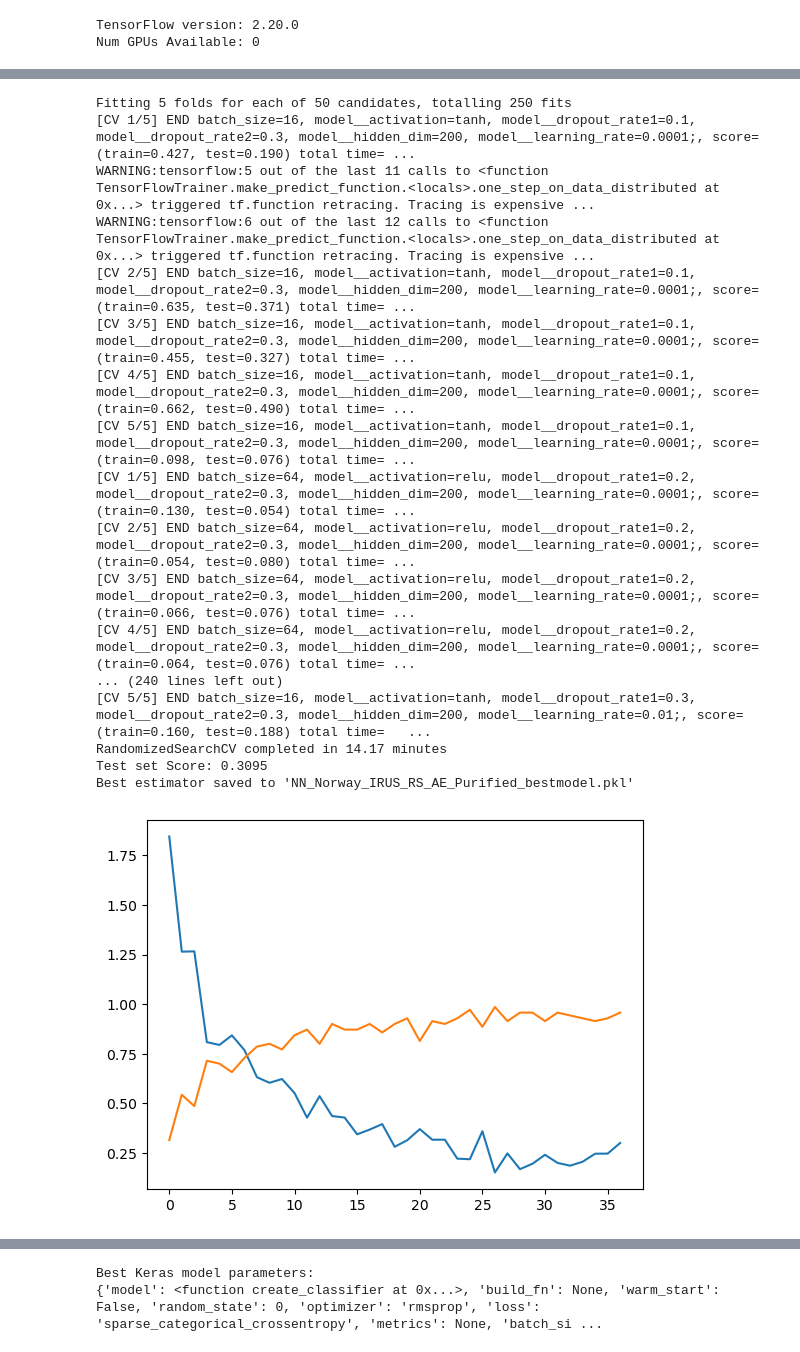
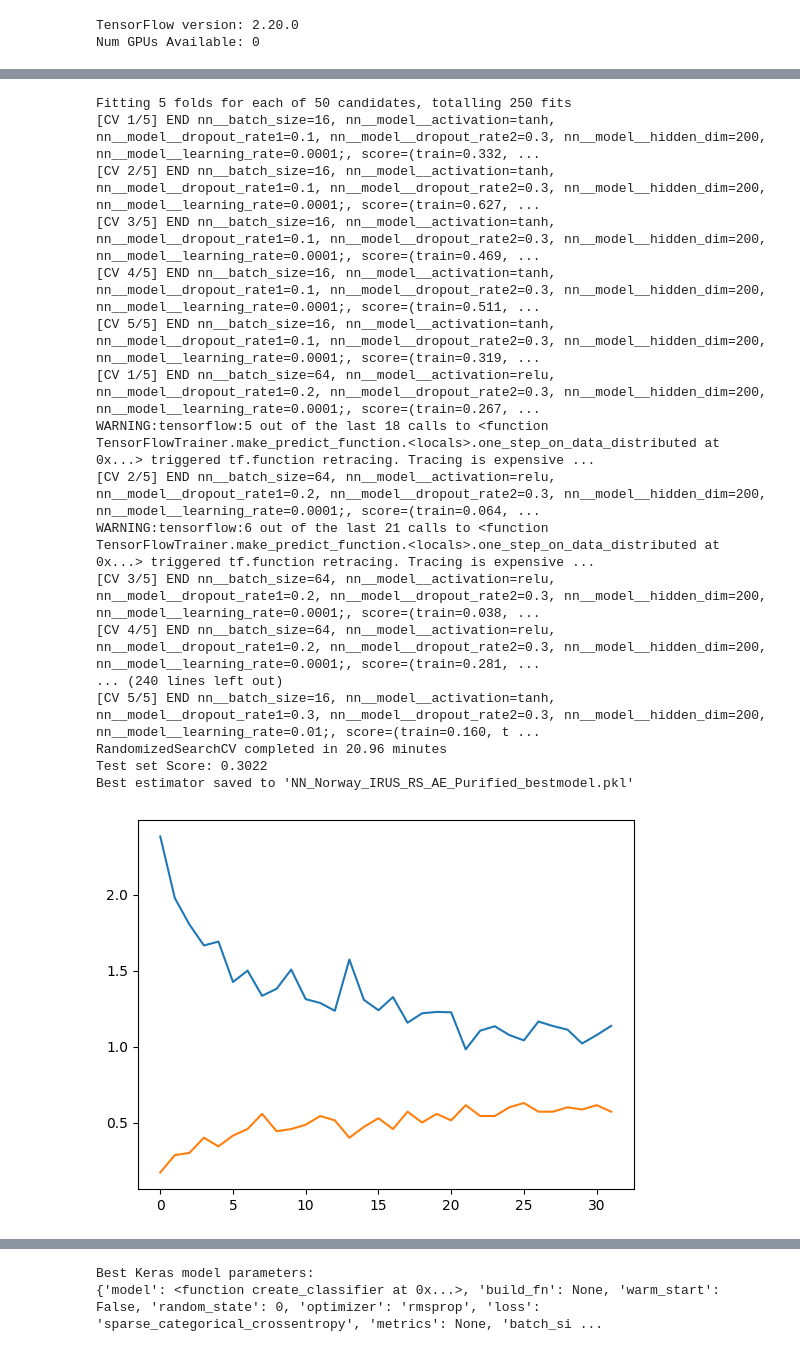
Before and after one commit to Alvinator24/BioinfoThesis, a Jupyter notebook: NeuralNetworks/Purified/Norway_NN_IRUS_RandomSearch_AE_Purified.ipynb, the cells around one changed output, grey strips where cells are left out. Cells and saved outputs as stored; diff of their text form; code cells hidden in the pictures.

```diff
--- a/NeuralNetworks/Purified/Norway_NN_IRUS_RandomSearch_AE_Purified.ipynb
+++ b/NeuralNetworks/Purified/Norway_NN_IRUS_RandomSearch_AE_Purified.ipynb
@@ -181,26 +131,29 @@ clf = KerasClassifier(
     loss='sparse_categorical_crossentropy',
     random_state=seed,
     callbacks=[EarlyStopping(monitor='loss', patience=10, restore_best_weights=True), HistoryLogger()]
+)
 
-)
+pipeline = Pipeline([
+    ('irus', RandomUnderSampler(random_state=seed)),
+    ('nn', clf)
+])
 
 # -------------------------------
 # RANDOMIZED SEARCH
 # -------------------------------
 param_dist = {
-    'model__hidden_dim': [200],
-    'model__dropout_rate1': [0.1, 0.2, 0.3],
-    'model__dropout_rate2': [0.1, 0.2, 0.3, 0.4, 0.5],
-    'model__learning_rate': [0.01, 0.002, 0.001, 0.0001],
-    'model__activation': ['relu', 'tanh', 'leakyrelu'],
-    'batch_size': [16, 32, 64]
+    'nn__model__hidden_dim': [200],
+    'nn__model__dropout_rate1': [0.1, 0.2, 0.3],
+    'nn__model__dropout_rate2': [0.1, 0.2, 0.3, 0.4, 0.5],
+    'nn__model__learning_rate': [0.01, 0.002, 0.001, 0.0001],
+    'nn__model__activation': ['relu', 'tanh', 'leakyrelu'],
+    'nn__batch_size': [16, 32, 64]
 }
 
 cv_strat = StratifiedKFold(n_splits=5, shuffle=True, random_state=seed)
 
-
 random_search = RandomizedSearchCV(
-    clf,
+    estimator=pipeline,
     param_distributions=param_dist,
     n_iter=50,
     scoring='f1_weighted',
@@ -213,7 +166,7 @@ random_search = RandomizedSearchCV(
 
 # Fit model
 start = time.time()
-random_search.fit(X_train_encoded, y_train_sm)
+random_search.fit(X_train_encoded, y_train_enc)
 end = time.time()
 print(f"RandomizedSearchCV completed in {(end-start)/60:.2f} minutes")
 
@@ -225,8 +178,7 @@ test_acc = random_search.score(X_test_encoded, y_test_enc)
 print(f"Test set Score: {test_acc:.4f}")
 
 best_model = random_search.best_estimator_
-final_history = best_model.model_.final_history
-
+final_history = best_model.named_steps['nn'].model_.final_history
 
 joblib.dump(best_model, "NN_Norway_IRUS_RS_AE_Purified_bestmodel.pkl")
 print("Best estimator saved to 'NN_Norway_IRUS_RS_AE_Purified_bestmodel.pkl'")
@@ -241,48 +193,48 @@ y_pred_classes = best_model.predict(X_test_encoded)
 print("\nClassification Report:")
 print(classification_report(y_test_enc, y_pred_classes, target_names=le.classes_))
 
 # Confusion matrix
 cm = confusion_matrix(y_test_enc, y_pred_classes)
 plt.figure(figsize=(10, 8))
 sns.heatmap(cm, annot=True, fmt='d', cmap='Blues', xticklabels=le.classes_, yticklabels=le.classes_)
 plt.xlabel('Predicted')
 plt.ylabel('True')
 plt.title('Confusion Matrix - Best Model')
 plt.tight_layout()
 plt.show()
 
 # Create results dataframe
 results_df = pd.DataFrame(random_search.cv_results_)
 results_df = results_df.sort_values('rank_test_score')
 
 # Show top 10 configurations
 print("\n" + "="*80)
 print("TOP 10 CONFIGURATIONS:")
 print("="*80)
 top_10 = results_df[['params', 'mean_test_score', 'std_test_score', 'rank_test_score']].head(10)
 for idx, row in top_10.iterrows():
     print(f"\nRank {int(row['rank_test_score'])}:")
     print(f"  Score: {row['mean_test_score']:.4f} (+/- {row['std_test_score']:.4f})")
     print(f"  Parameters: {row['params']}")
 # %% [output]
 Fitting 5 folds for each of 50 candidates, totalling 250 fits
-[CV 1/5] END batch_size=16, model__activation=tanh, model__dropout_rate1=0.1, model__dropout_rate2=0.3, model__hidden_dim=200, model__learning_rate=0.0001;, score=(train=0.427, test=0.190) total time= ...
-WARNING:tensorflow:5 out of the last 11 calls to <function TensorFlowTrainer.make_predict_function.<locals>.one_step_on_data_distributed at 0x...> triggered tf.function retracing. Tracing is expensive ...
-WARNING:tensorflow:6 out of the last 12 calls to <function TensorFlowTrainer.make_predict_function.<locals>.one_step_on_data_distributed at 0x...> triggered tf.function retracing. Tracing is expensive ...
-[CV 2/5] END batch_size=16, model__activation=tanh, model__dropout_rate1=0.1, model__dropout_rate2=0.3, model__hidden_dim=200, model__learning_rate=0.0001;, score=(train=0.635, test=0.371) total time= ...
-[CV 3/5] END batch_size=16, model__activation=tanh, model__dropout_rate1=0.1, model__dropout_rate2=0.3, model__hidden_dim=200, model__learning_rate=0.0001;, score=(train=0.455, test=0.327) total time= ...
-[CV 4/5] END batch_size=16, model__activation=tanh, model__dropout_rate1=0.1, model__dropout_rate2=0.3, model__hidden_dim=200, model__learning_rate=0.0001;, score=(train=0.662, test=0.490) total time= ...
-[CV 5/5] END batch_size=16, model__activation=tanh, model__dropout_rate1=0.1, model__dropout_rate2=0.3, model__hidden_dim=200, model__learning_rate=0.0001;, score=(train=0.098, test=0.076) total time= ...
-[CV 1/5] END batch_size=64, model__activation=relu, model__dropout_rate1=0.2, model__dropout_rate2=0.3, model__hidden_dim=200, model__learning_rate=0.0001;, score=(train=0.130, test=0.054) total time= ...
-[CV 2/5] END batch_size=64, model__activation=relu, model__dropout_rate1=0.2, model__dropout_rate2=0.3, model__hidden_dim=200, model__learning_rate=0.0001;, score=(train=0.054, test=0.080) total time= ...
-[CV 3/5] END batch_size=64, model__activation=relu, model__dropout_rate1=0.2, model__dropout_rate2=0.3, model__hidden_dim=200, model__learning_rate=0.0001;, score=(train=0.066, test=0.076) total time= ...
-[CV 4/5] END batch_size=64, model__activation=relu, model__dropout_rate1=0.2, model__dropout_rate2=0.3, model__hidden_dim=200, model__learning_rate=0.0001;, score=(train=0.064, test=0.076) total time= ...
+[CV 1/5] END nn__batch_size=16, nn__model__activation=tanh, nn__model__dropout_rate1=0.1, nn__model__dropout_rate2=0.3, nn__model__hidden_dim=200, nn__model__learning_rate=0.0001;, score=(train=0.332, ...
+[CV 2/5] END nn__batch_size=16, nn__model__activation=tanh, nn__model__dropout_rate1=0.1, nn__model__dropout_rate2=0.3, nn__model__hidden_dim=200, nn__model__learning_rate=0.0001;, score=(train=0.627, ...
+[CV 3/5] END nn__batch_size=16, nn__model__activation=tanh, nn__model__dropout_rate1=0.1, nn__model__dropout_rate2=0.3, nn__model__hidden_dim=200, nn__model__learning_rate=0.0001;, score=(train=0.469, ...
+[CV 4/5] END nn__batch_size=16, nn__model__activation=tanh, nn__model__dropout_rate1=0.1, nn__model__dropout_rate2=0.3, nn__model__hidden_dim=200, nn__model__learning_rate=0.0001;, score=(train=0.511, ...
+[CV 5/5] END nn__batch_size=16, nn__model__activation=tanh, nn__model__dropout_rate1=0.1, nn__model__dropout_rate2=0.3, nn__model__hidden_dim=200, nn__model__learning_rate=0.0001;, score=(train=0.319, ...
+[CV 1/5] END nn__batch_size=64, nn__model__activation=relu, nn__model__dropout_rate1=0.2, nn__model__dropout_rate2=0.3, nn__model__hidden_dim=200, nn__model__learning_rate=0.0001;, score=(train=0.267, ...
+WARNING:tensorflow:5 out of the last 18 calls to <function TensorFlowTrainer.make_predict_function.<locals>.one_step_on_data_distributed at 0x...> triggered tf.function retracing. Tracing is expensive ...
+[CV 2/5] END nn__batch_size=64, nn__model__activation=relu, nn__model__dropout_rate1=0.2, nn__model__dropout_rate2=0.3, nn__model__hidden_dim=200, nn__model__learning_rate=0.0001;, score=(train=0.064, ...
+WARNING:tensorflow:6 out of the last 21 calls to <function TensorFlowTrainer.make_predict_function.<locals>.one_step_on_data_distributed at 0x...> triggered tf.function retracing. Tracing is expensive ...
+[CV 3/5] END nn__batch_size=64, nn__model__activation=relu, nn__model__dropout_rate1=0.2, nn__model__dropout_rate2=0.3, nn__model__hidden_dim=200, nn__model__learning_rate=0.0001;, score=(train=0.038, ...
+[CV 4/5] END nn__batch_size=64, nn__model__activation=relu, nn__model__dropout_rate1=0.2, nn__model__dropout_rate2=0.3, nn__model__hidden_dim=200, nn__model__learning_rate=0.0001;, score=(train=0.281, ...
 ... (240 lines left out)
-[CV 5/5] END batch_size=16, model__activation=tanh, model__dropout_rate1=0.3, model__dropout_rate2=0.3, model__hidden_dim=200, model__learning_rate=0.01;, score=(train=0.160, test=0.188) total time=   ...
-RandomizedSearchCV completed in 14.17 minutes
-Test set Score: 0.3095
+[CV 5/5] END nn__batch_size=16, nn__model__activation=tanh, nn__model__dropout_rate1=0.3, nn__model__dropout_rate2=0.3, nn__model__hidden_dim=200, nn__model__learning_rate=0.01;, score=(train=0.160, t ...
+RandomizedSearchCV completed in 20.96 minutes
+Test set Score: 0.3022
 Best estimator saved to 'NN_Norway_IRUS_RS_AE_Purified_bestmodel.pkl'
-[figure, old version]
+[figure, new version]
 Classification Report:
               precision    recall  f1-score   support
 
```
Also changed, not shown: parts of 3 cells of this notebook, 19 other files.
